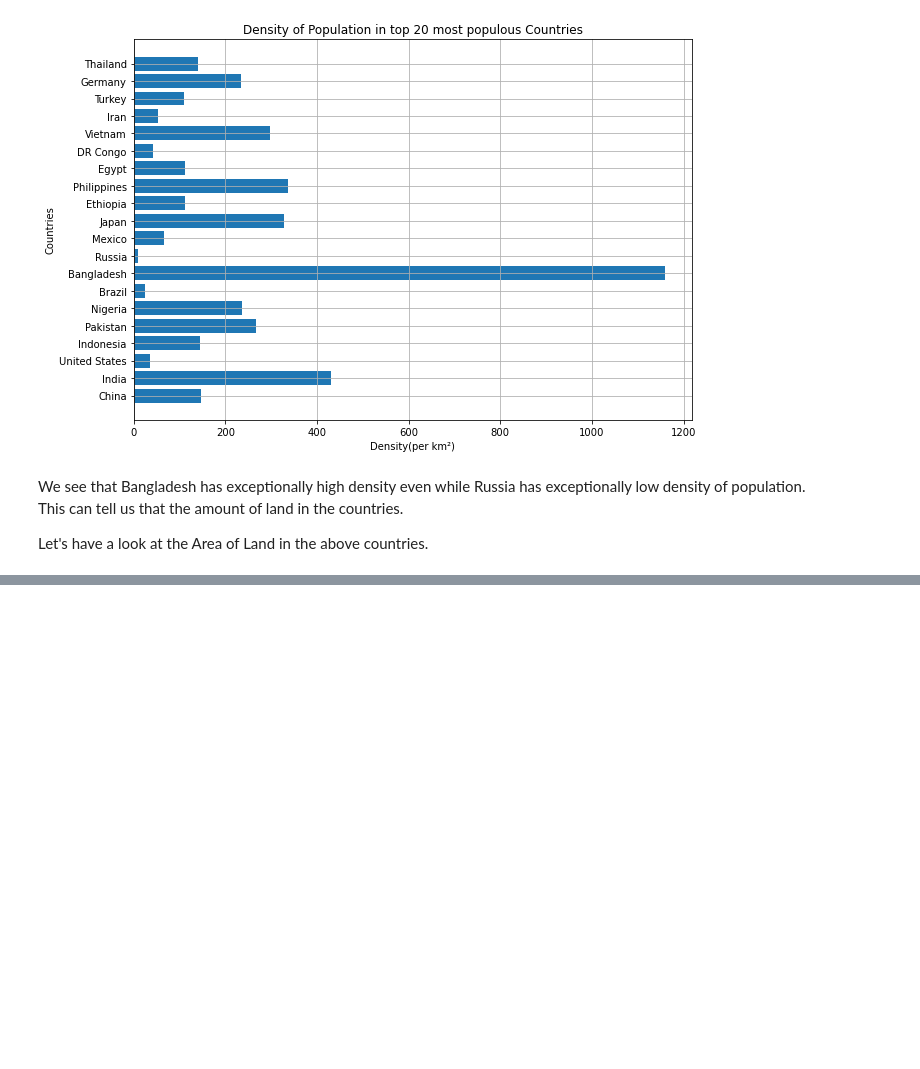
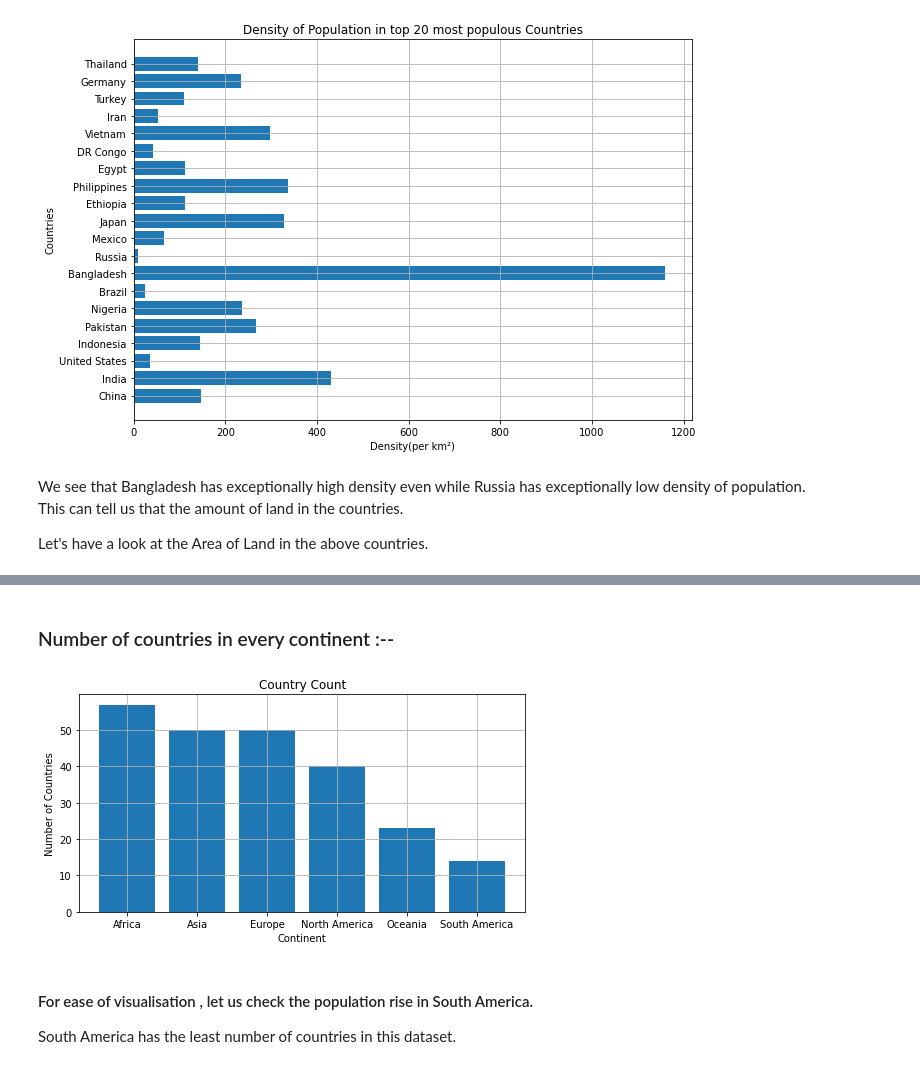
Before and after one commit to sankhadeepriju/Towards-Python-Data-Analysis, a Jupyter notebook: Data-Analysis World Population(1970-2022)[A Beginner's Approach]/world-population-data-analysis-beginner.ipynb, the cells around one changed output, grey strips where cells are left out. Drawn from its saved outputs; the diff is of its cells as text; code cells hidden in the pictures; blank space fills up the shorter version.

```diff
--- a/Data-Analysis World Population(1970-2022)[A Beginner's Approach]/world-population-data-analysis-beginner.ipynb
+++ b/Data-Analysis World Population(1970-2022)[A Beginner's Approach]/world-population-data-analysis-beginner.ipynb
@@ -177,0 +285,3 @@ Let's have a look at the Area of Land in the above countries.
+# %%
+country_count = sorted_by_area_df.groupby('Continent')[['Country']].count()
+country_count
@@ -177,0 +297,14 @@ Let's have a look at the Area of Land in the above countries.
+# %% [markdown]
+### Number of countries in every continent :--
+# %%
+plt.figure(figsize=(8,4))
+plt.title('Country Count')
+plt.xlabel('Continent')
+plt.ylabel('Number of Countries')
+plt.grid(True)
+plt.bar(country_count.index,country_count.Country);
+# %% [output]
+[figure, added]
+# %% [markdown]
+#### For ease of visualisation , let us check the population rise in South America.<br />
+South America has the least number of countries in this dataset.
```
Also changed, not shown: parts of 23 cells of this notebook.
